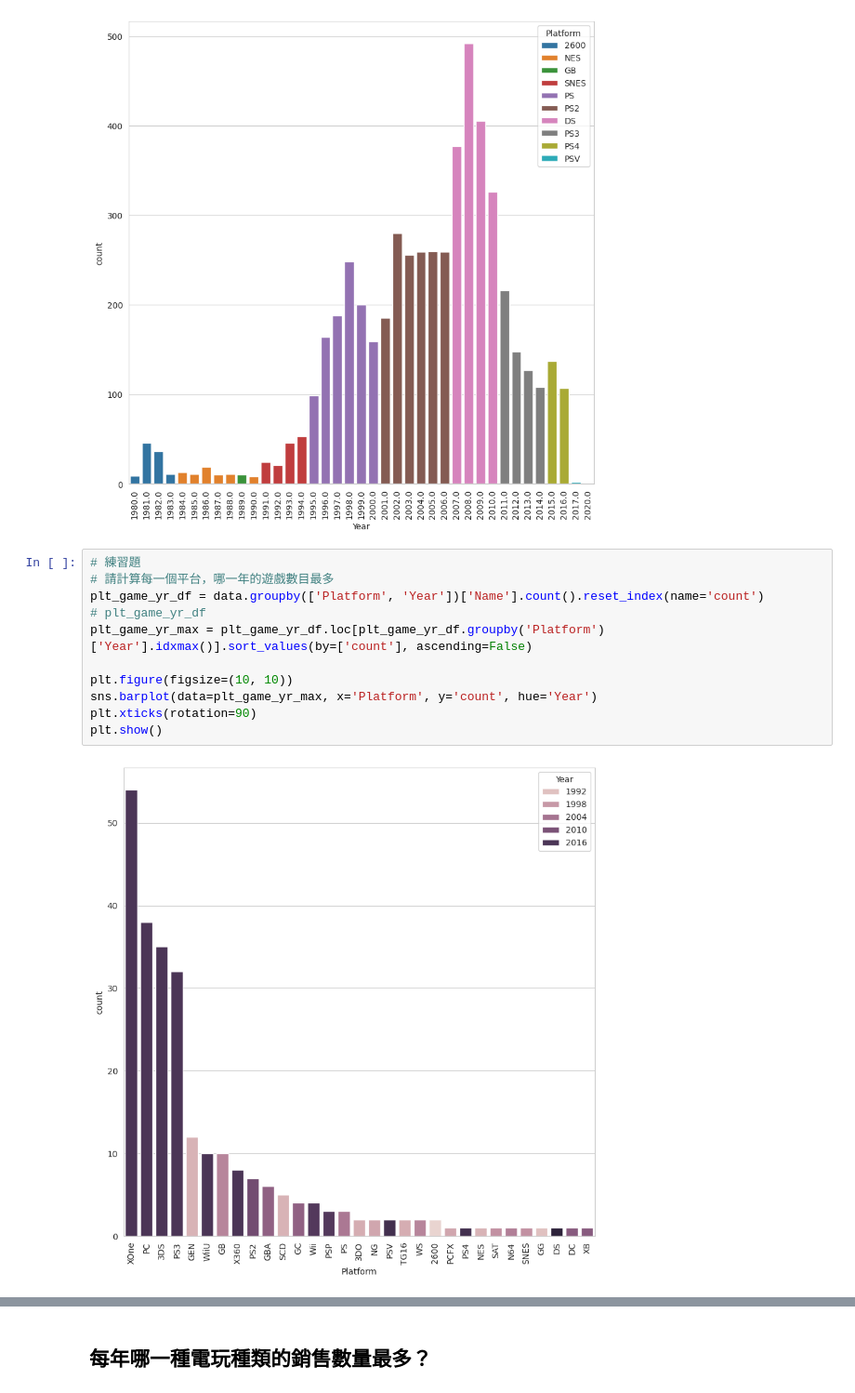
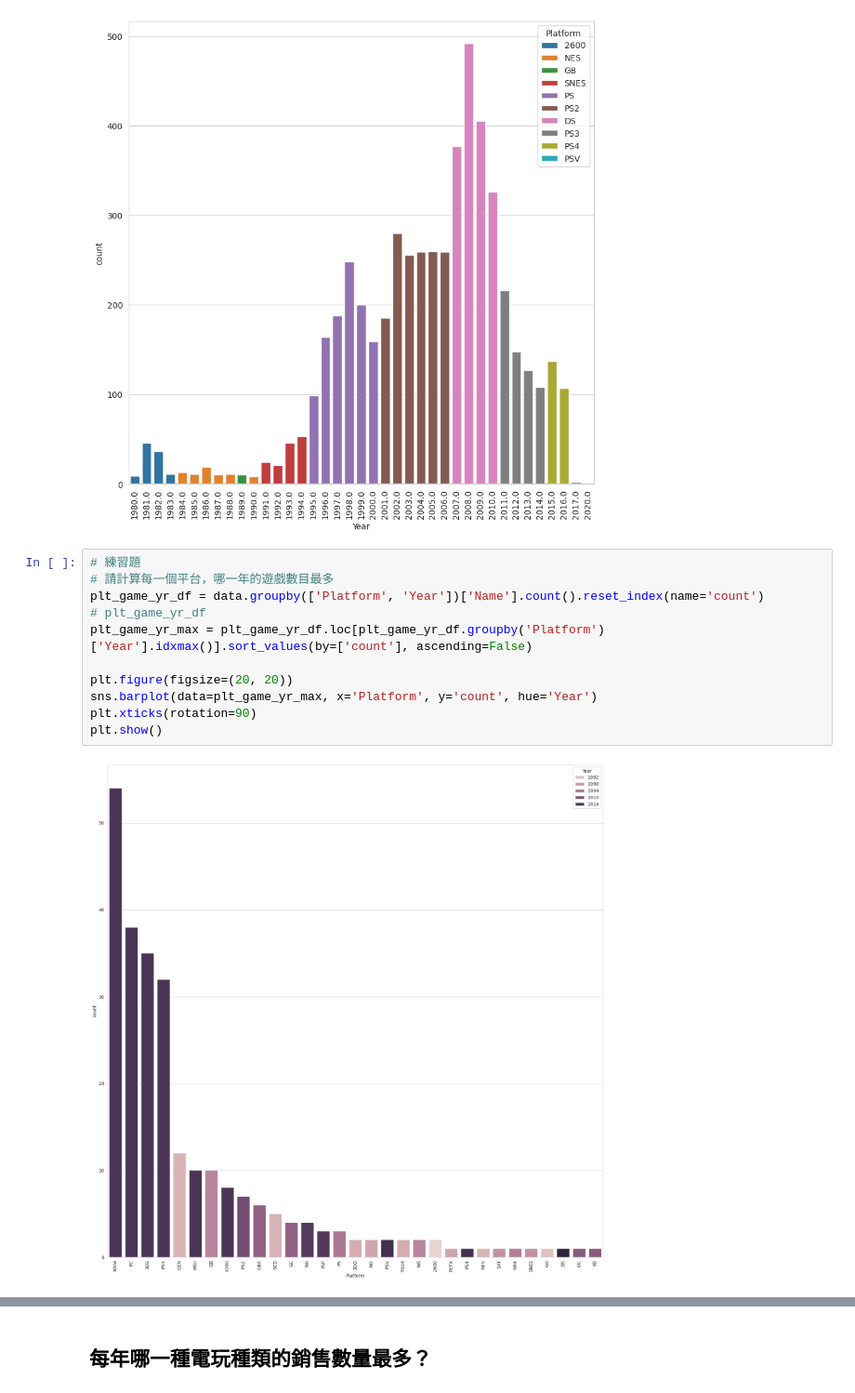
Before and after one commit to Yiting916/data_analysis, a Jupyter notebook: 05-02.LAB_VideoGameSales.ipynb, the cells around one changed output, grey strips where cells are left out. Shown at 93% size. Saved outputs shown, nothing was run; the diff lists cells and outputs as text.

```diff
--- a/05-02.LAB_VideoGameSales.ipynb
+++ b/05-02.LAB_VideoGameSales.ipynb
@@ -635,13 +635,13 @@ plt.show()
 # %%
 # 練習題
 # 請計算每一個平台，哪一年的遊戲數目最多
 plt_game_yr_df = data.groupby(['Platform', 'Year'])['Name'].count().reset_index(name='count')
 # plt_game_yr_df
 plt_game_yr_max = plt_game_yr_df.loc[plt_game_yr_df.groupby('Platform')['Year'].idxmax()].sort_values(by=['count'], ascending=False)
 
-plt.figure(figsize=(10, 10))
+plt.figure(figsize=(20, 20))
 sns.barplot(data=plt_game_yr_max, x='Platform', y='count', hue='Year')
 plt.xticks(rotation=90)
 plt.show()
 # %% [output]
-[figure, old version]
+[figure, new version]
```
Also changed, not shown: parts of 26 cells of this notebook.
